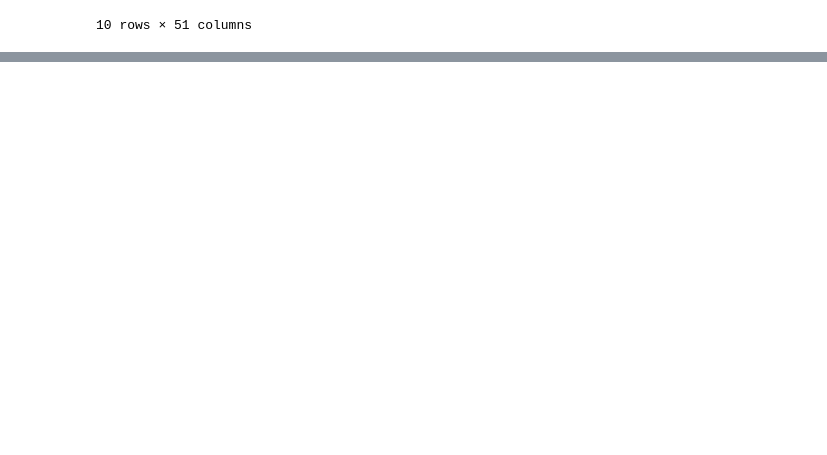
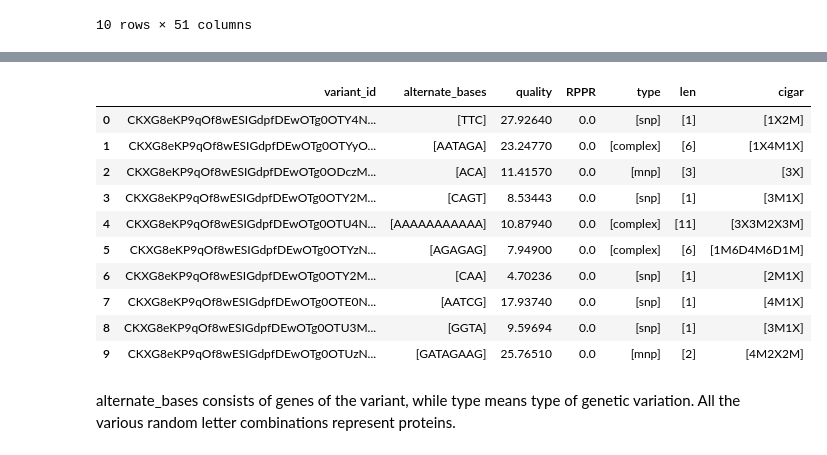
Before and after one commit to Ishancorp/marijuana_genomes_analysis, a Jupyter notebook: notebooks/data_input.ipynb, the cells around one changed output, grey strips where cells are left out. Drawn from its saved outputs; the diff is of its cells as text; code cells hidden in the pictures; blank space fills up the shorter version.

```diff
--- a/notebooks/data_input.ipynb
+++ b/notebooks/data_input.ipynb
@@ -56,0 +88,22 @@ bq_assistant.head("MNPR01_201703", num_rows=10)
+# %%
+query_reduced = """SELECT
+  variant_id, alternate_bases, quality, RPPR, type, len, cigar
+FROM
+  `bigquery-public-data.genomics_cannabis.MNPR01_201703` v
+limit 10;"""
+response_reduced = genomes.query_to_pandas_safe(query_reduced, max_gb_scanned=100)
+response_reduced.head(10)
+# %% [output]
+|  | variant_id | alternate_bases | quality | RPPR | type | len | cigar |
+| 0 | CKXG8eKP9qOf8wESIGdpfDEwOTg0OTY4N... | [TTC] | 27.92640 | 0.0 | [snp] | [1] | [1X2M] |
+| 1 | CKXG8eKP9qOf8wESIGdpfDEwOTg0OTYyO... | [AATAGA] | 23.24770 | 0.0 | [complex] | [6] | [1X4M1X] |
+| 2 | CKXG8eKP9qOf8wESIGdpfDEwOTg0ODczM... | [ACA] | 11.41570 | 0.0 | [mnp] | [3] | [3X] |
+| 3 | CKXG8eKP9qOf8wESIGdpfDEwOTg0OTY2M... | [CAGT] | 8.53443 | 0.0 | [snp] | [1] | [3M1X] |
+| 4 | CKXG8eKP9qOf8wESIGdpfDEwOTg0OTU4N... | [AAAAAAAAAAA] | 10.87940 | 0.0 | [complex] | [11] | [3X3M2X3M] |
+| 5 | CKXG8eKP9qOf8wESIGdpfDEwOTg0OTYzN... | [AGAGAG] | 7.94900 | 0.0 | [complex] | [6] | [1M6D4M6D1M] |
+| 6 | CKXG8eKP9qOf8wESIGdpfDEwOTg0OTY2M... | [CAA] | 4.70236 | 0.0 | [snp] | [1] | [2M1X] |
+| 7 | CKXG8eKP9qOf8wESIGdpfDEwOTg0OTE0N... | [AATCG] | 17.93740 | 0.0 | [snp] | [1] | [4M1X] |
+| 8 | CKXG8eKP9qOf8wESIGdpfDEwOTg0OTU3M... | [GGTA] | 9.59694 | 0.0 | [snp] | [1] | [3M1X] |
+| 9 | CKXG8eKP9qOf8wESIGdpfDEwOTg0OTUzN... | [GATAGAAG] | 25.76510 | 0.0 | [mnp] | [2] | [4M2X2M] |
+# %% [markdown]
+alternate_bases consists of genes of the variant, while type means type of genetic variation. All the various random letter combinations represent proteins.
```
Also changed, not shown: parts of 2 cells of this notebook.
